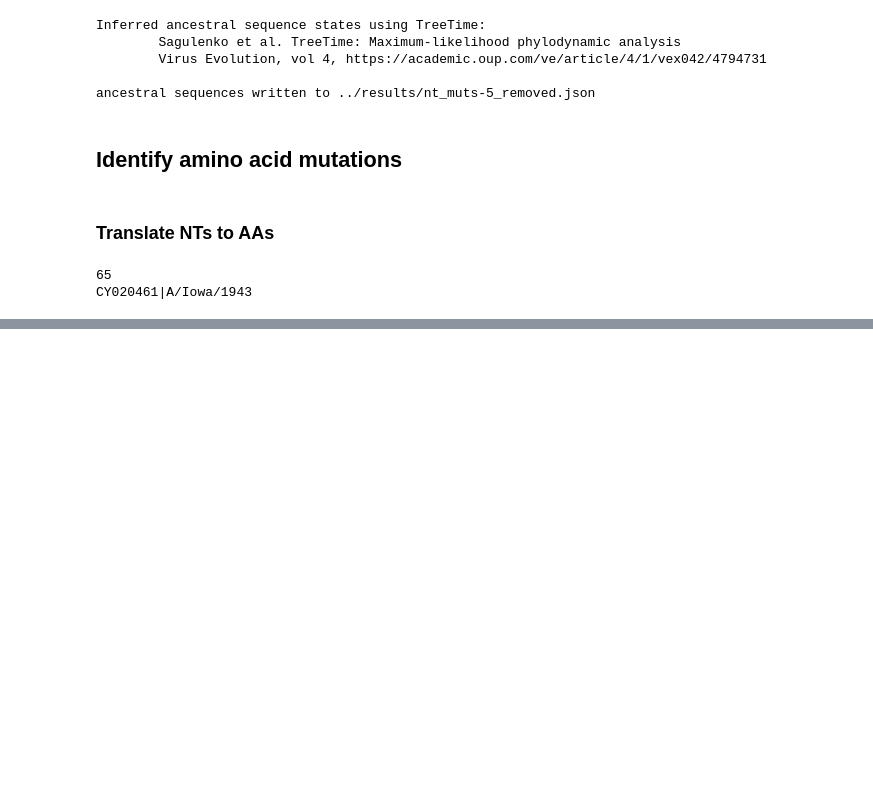
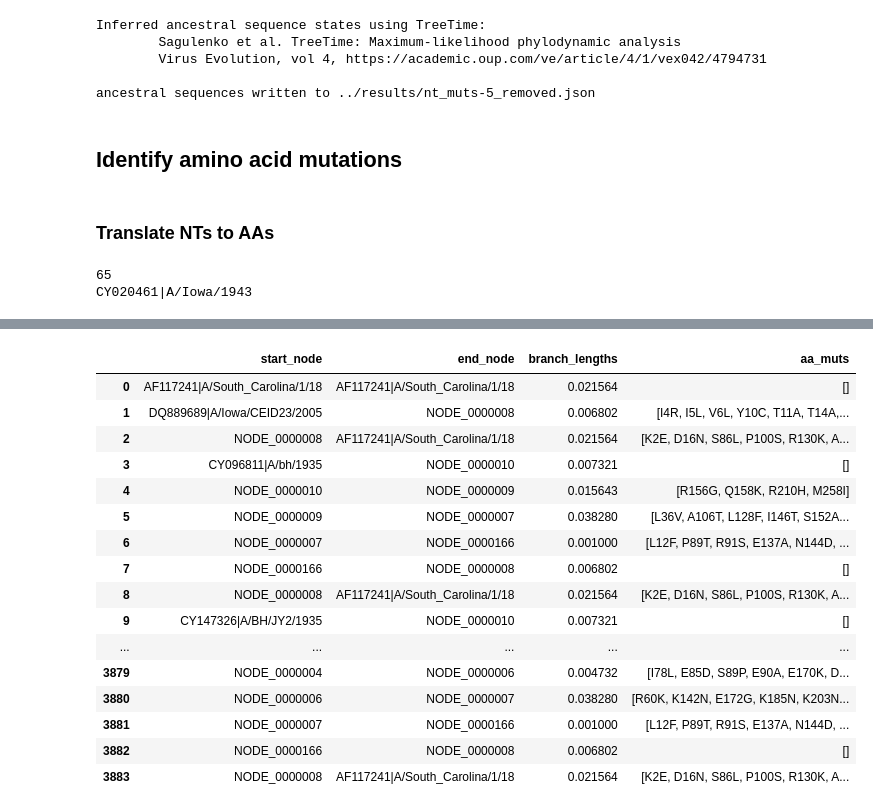
Before and after one commit to gboyle2/spatial_coupling, a Jupyter notebook: influenza-ha/analysis/influenza-A_HA_augur.ipynb, the cells around one changed output, grey strips where cells are left out. Saved outputs shown, nothing was run; the diff lists cells and outputs as text; code cells hidden in the pictures; blank space fills up the shorter version.

Commit message:
amino acid mutations added to stepwise dataframe

```diff
--- a/influenza-ha/analysis/influenza-A_HA_augur.ipynb
+++ b/influenza-ha/analysis/influenza-A_HA_augur.ipynb
@@ -520,19 +369,0 @@ CY020461|A/Iowa/1943
-# %%
-# Get differences between two AA alignments
-aa_muts = []
-pos = 1
-for aa1, aa2 in zip(aa_seqs[0], aa_seqs[1]):
-    if aa1 == aa2:
-#         print(aa1 + str(pos) + aa2)
-        pos += 1
-    if aa1 != aa2:
-        aa_muts.append(aa1 + str(pos) + aa2)
-#         print(aa1 + str(pos) + aa2)
-        pos += 1
-
-
-# for tip in paths:
-#     for parent in tip:
-#         branch_lengths.append(tree.distance(target1 = tip[0].name, target2 = parent.name))
-#         name = (tip[0].name + "-" + parent.name)
-#         node_names.append(name)
@@ -578,0 +458,77 @@ amino acid mutations written to ../results/aa_muts-5_removed.json
+# %%
+# for tip in tree, trace starting at tip and going to South_Carolina 1918
+tree = Phylo.read("../results/tree-5_removed.nwk", "newick")
+traces = []
+tips = []
+for tip in tree.get_terminals():
+    tips.append(tip)
+    traces.append(tree.trace(start = tip, finish = "AF117241|A/South_Carolina/1/18"))
+
+for trace in traces:
+    for clade in trace:
+        if clade.name == None:
+            trace.remove(clade)
+
+
+start_node = []
+end_node = []
+branch_lengths = []
+index = 0
+for trace in traces:
+    prev_node = tips[index].name
+    for node in trace:
+        branch_lengths.append(node.branch_length)
+        start_node.append(prev_node)
+        end_node.append(node.name)
+        prev_node = node.name
+    index += 1
+
+# Pair strains to amino acid sequences in a dictionary
+aa_strains_dict = {}
+for key, value in aa_strains:
+    aa_strains_dict[key] = value
+
+# Compare sequences, store amino acid mutations in aa_muts list
+aa_strains_dict
+aa_muts = []
+pos = 1
+muts = []
+for start, ref in zip(start_node, end_node):
+    start_seq = aa_strains_dict[start]
+    ref_seq = aa_strains_dict[ref]
+
+    for aa1, aa2 in zip(start_seq, ref_seq):
+        if aa1 == aa2:
+#         print(aa1 + str(pos) + aa2)
+            pos += 1
+        if aa1 != aa2:
+            muts.append(aa1 + str(pos) + aa2)
+#         print(aa1 + str(pos) + aa2)
+            pos += 1
+    aa_muts.append(muts)
+    muts = []
+    pos = 1
+
+stepwise_distances = list(zip(start_node,end_node, branch_lengths, aa_muts))
+dist_stepwise = pd.DataFrame(data = stepwise_distances, columns=['start_node','end_node', 'branch_lengths', 'aa_muts'])
+dist_stepwise.to_csv(r'../results/stepwise_mutations-5_removed.csv')
+
+dist_stepwise
+# %% [output]
+|  | start_node | end_node | branch_lengths | aa_muts |
+| 0 | AF117241|A/South_Carolina/1/18 | AF117241|A/South_Carolina/1/18 | 0.021564 | [] |
+| 1 | DQ889689|A/Iowa/CEID23/2005 | NODE_0000008 | 0.006802 | [I4R, I5L, V6L, Y10C, T11A, T14A,... |
+| 2 | NODE_0000008 | AF117241|A/South_Carolina/1/18 | 0.021564 | [K2E, D16N, S86L, P100S, R130K, A... |
+| 3 | CY096811|A/bh/1935 | NODE_0000010 | 0.007321 | [] |
+| 4 | NODE_0000010 | NODE_0000009 | 0.015643 | [R156G, Q158K, R210H, M258I] |
+| 5 | NODE_0000009 | NODE_0000007 | 0.038280 | [L36V, A106T, L128F, I146T, S152A... |
+| 6 | NODE_0000007 | NODE_0000166 | 0.001000 | [L12F, P89T, R91S, E137A, N144D, ... |
+| 7 | NODE_0000166 | NODE_0000008 | 0.006802 | [] |
+| 8 | NODE_0000008 | AF117241|A/South_Carolina/1/18 | 0.021564 | [K2E, D16N, S86L, P100S, R130K, A... |
+| 9 | CY147326|A/BH/JY2/1935 | NODE_0000010 | 0.007321 | [] |
+| ... | ... | ... | ... | ... |
+| 3879 | NODE_0000004 | NODE_0000006 | 0.004732 | [I78L, E85D, S89P, E90A, E170K, D... |
+| 3880 | NODE_0000006 | NODE_0000007 | 0.038280 | [R60K, K142N, E172G, K185N, K203N... |
+| 3881 | NODE_0000007 | NODE_0000166 | 0.001000 | [L12F, P89T, R91S, E137A, N144D, ... |
+| 3882 | NODE_0000166 | NODE_0000008 | 0.006802 | [] |
+| 3883 | NODE_0000008 | AF117241|A/South_Carolina/1/18 | 0.021564 | [K2E, D16N, S86L, P100S, R130K, A... |
```
Also changed, not shown: parts of 18 cells of this notebook, 1 other file.
